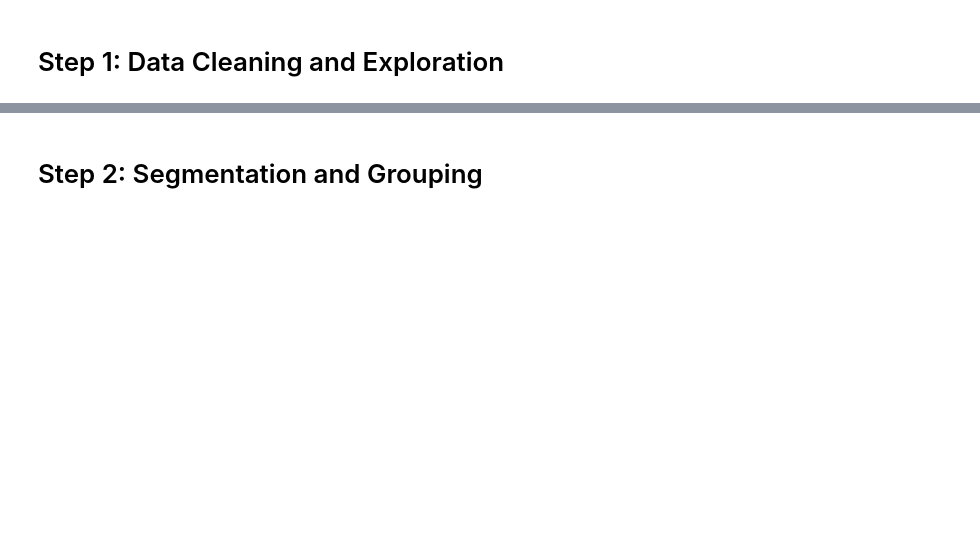
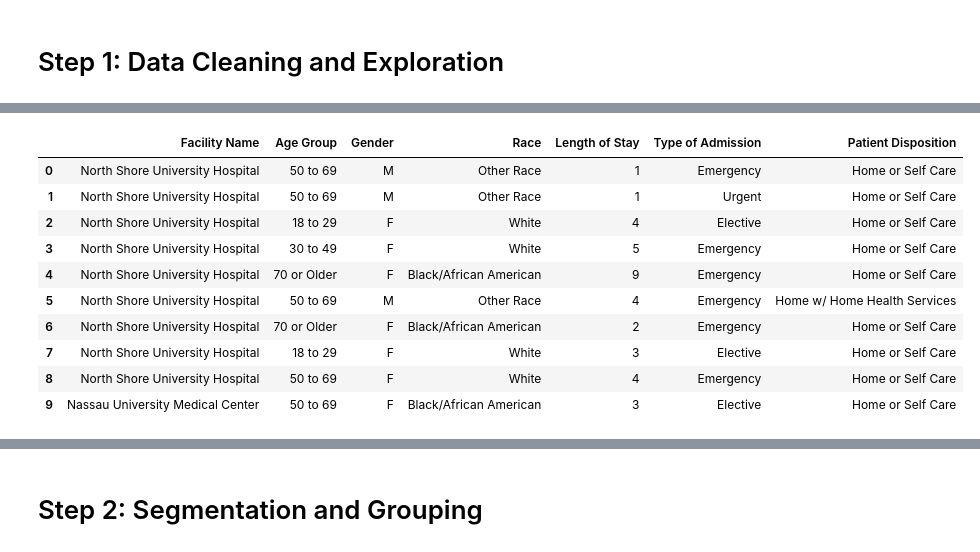
Before and after one commit to GILEV0/New-York-Inpatient-Data, a Jupyter notebook: Inpatient Discharge workbook.ipynb, the cells around one changed output, grey strips where cells are left out. Saved outputs shown, nothing was run; the diff lists cells and outputs as text; code cells hidden in the pictures; blank space fills up the shorter version.

```diff
--- a/Inpatient Discharge workbook.ipynb
+++ b/Inpatient Discharge workbook.ipynb
@@ -18,10 +32,22 @@ clean_data.head()
 # %%
 # Remove "u" from the gender column
 clean_data["Gender"] = clean_data["Gender"].str.replace("U", "")
 
 clean_data.to_csv('clean_data.csv')
 
-clean_data.head(50)
+clean_data.head(10)
+# %% [output]
+|  | Facility Name | Age Group | Gender | Race | Length of Stay | Type of Admission | Patient Disposition |
+| 0 | North Shore University Hospital | 50 to 69 | M | Other Race | 1 | Emergency | Home or Self Care |
+| 1 | North Shore University Hospital | 50 to 69 | M | Other Race | 1 | Urgent | Home or Self Care |
+| 2 | North Shore University Hospital | 18 to 29 | F | White | 4 | Elective | Home or Self Care |
+| 3 | North Shore University Hospital | 30 to 49 | F | White | 5 | Emergency | Home or Self Care |
+| 4 | North Shore University Hospital | 70 or Older | F | Black/African American | 9 | Emergency | Home or Self Care |
+| 5 | North Shore University Hospital | 50 to 69 | M | Other Race | 4 | Emergency | Home w/ Home Health Services |
+| 6 | North Shore University Hospital | 70 or Older | F | Black/African American | 2 | Emergency | Home or Self Care |
+| 7 | North Shore University Hospital | 18 to 29 | F | White | 3 | Elective | Home or Self Care |
+| 8 | North Shore University Hospital | 50 to 69 | F | White | 4 | Emergency | Home or Self Care |
+| 9 | Nassau University Medical Center | 50 to 69 | F | Black/African American | 3 | Elective | Home or Self Care |
 # %%
 import matplotlib.pyplot as plt
 import seaborn as sns
```
Also changed, not shown: parts of 15 cells of this notebook, 1 other file.
